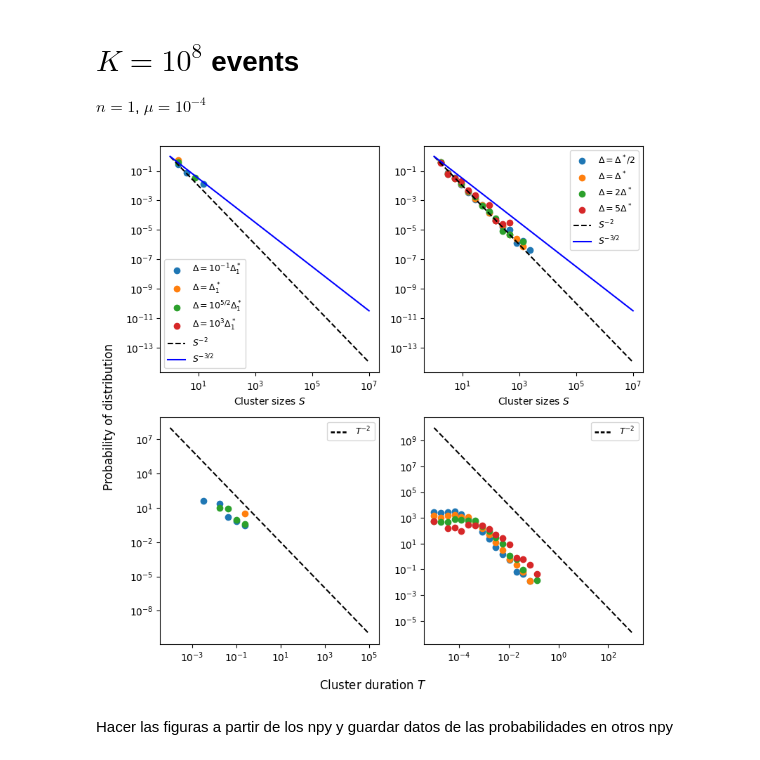
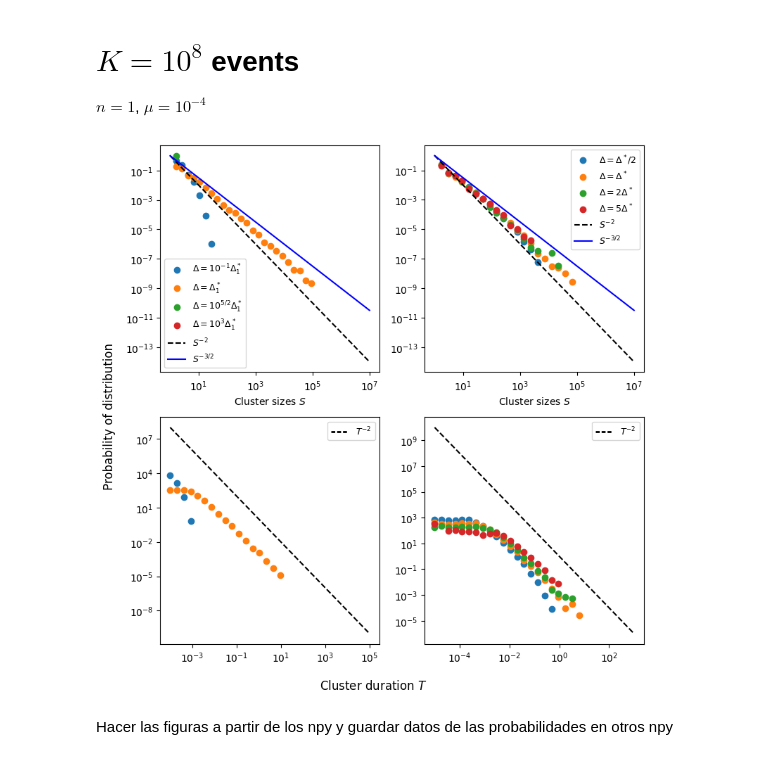
Before and after one commit to RivasAntonio/TFM, a Jupyter notebook: Códigos/Hawkes/Statistics_plots.ipynb, the cells around one changed output. Saved outputs shown, nothing was run; the diff lists cells and outputs as text; code cells hidden in the pictures.

```diff
--- a/Códigos/Hawkes/Statistics_plots.ipynb
+++ b/Códigos/Hawkes/Statistics_plots.ipynb
@@ -437,8 +438,8 @@ fig.tight_layout()
 
 $n=1$, $\mu=10^{-4}$
 # %%
-K = 10**7
-n = 2
+K = 10**6
+n = 1
 mu = 10**-4
 
 times, _ = generate_series(K, n, mu)
@@ -458,13 +459,9 @@ ax2 = fig.add_subplot(axgrid[0,1])
 ax3 = fig.add_subplot(axgrid[1,1])
 
 for i in range(len(deltas)):
-    clusters = identify_clusters(times, deltas[i])
+    _, cluster_sizes, cluster_times = identify_clusters_model(times, deltas[i])
 
-    cluster_sizes = [len(cluster) for cluster in clusters]
-    cluster_times = [cluster[-1] - cluster[0] for cluster in clusters]
-
-    s_bins = np.logspace(0, 7, num = 25, base = 10)
-    s_widths = (s_bins[1:] - s_bins[:-1])
+    s_bins = np.logspace(0, 6, num = 30, base = 10)
     s_hist = np.histogram(cluster_sizes, bins=s_bins, density = True)
 
 
@@ -473,8 +470,7 @@ for i in range(len(deltas)):
     ax0.set_yscale('log')
 
 
-    t_bins = np.logspace(-4, 5, num = 25, base = 10)
-    t_widths = (t_bins[1:] - t_bins[:-1])
+    t_bins = np.logspace(-4, 5, num = 30, base = 10)
     t_hist = np.histogram(cluster_times, bins=t_bins, density = True)
 
     ax1.scatter(t_bins[:-1], t_hist[0], label=labels[i])
@@ -503,13 +499,10 @@ deltas2 = [delta2/2, delta2, delta2*2, delta2*5]
 labels2 = ['$\Delta=\Delta^*/2$','$\Delta=\Delta^*$','$\Delta=2\Delta^*$', '$\Delta=5\Delta^*$']
 
 for i in range(len(deltas2)):
-    clusters = identify_clusters(times, deltas2[i])
 
-    cluster_sizes = [len(cluster) for cluster in clusters]
-    cluster_times = [cluster[-1] - cluster[0] for cluster in clusters]
+    _, cluster_sizes, cluster_times = identify_clusters_model(times, deltas2[i])
 
     s_bins = np.logspace(0, 7, num = 30, base = 10)
-    s_widths = (s_bins[1:] - s_bins[:-1])
     s_hist = np.histogram(cluster_sizes, bins=s_bins, density = True)
 
 
@@ -518,41 +511,40 @@ for i in range(len(deltas2)):
     ax2.set_yscale('log')
 
     t_bins = np.logspace(-5, 3, num = 30, base = 10)
-    t_widths = (t_bins[1:] - t_bins[:-1])
     t_hist = np.histogram(cluster_times, bins=t_bins, density = True)
 
 
     ax3.scatter(t_bins[:-1], t_hist[0], label=labels2[i])
     ax3.set_xscale('log')
     ax3.set_yscale('log')
 
 x_t = np.logspace(-5, 3, num = 50, base = 10)
 y_t = x_t**-2
 ax2.plot(x_s, y_s, label='$S^{-2}$', color='black', linestyle='--')
 ax2.plot(x_s, y_s2, label='$S^{-3/2}$', color='blue')
 ax3.plot(x_t, y_t, label='$T^{-2}$', color='black', linestyle='--')
 #ax2.legend()
 #ax3.legend()
 
 
 
 fig.supylabel('Probability of distribution')
 fig.supxlabel('Cluster duration $T$')
 fig.axes[0].legend(loc = 'best', fontsize = 9)
 fig.axes[2].legend(loc = 'best', fontsize = 9)
 
 fig.axes[1].legend(handles = [Line2D([0], [0], dashes=[2, 1], color='black', linewidth=2, linestyle='--')], labels=['$T^{-2}$'], loc = 'upper right', fontsize = 9)
 fig.axes[3].legend(handles = [Line2D([0], [0], dashes=[2, 1], color='black', linewidth=2, linestyle='--')], labels=['$T^{-2}$'], loc = 'upper right', fontsize = 9 )
 
 fig.axes[0].set_xlabel('Cluster sizes $S$')
 fig.axes[2].set_xlabel('Cluster sizes $S$')
 #fig.axes[1].set_xlabel('Cluster duration $T$')
 #fig.axes[3].set_xlabel('Cluster duration $T$')
 
 fig.tight_layout()
 #fig.savefig('statistics.png')
 # %% [output]
-[figure, old version]
+[figure, new version]
 # %% [markdown]
 Hacer las figuras a partir de los npy y guardar datos de las probabilidades en otros npy
 # %% [markdown]
```
Also changed, not shown: parts of 22 cells of this notebook, 34 other files.
